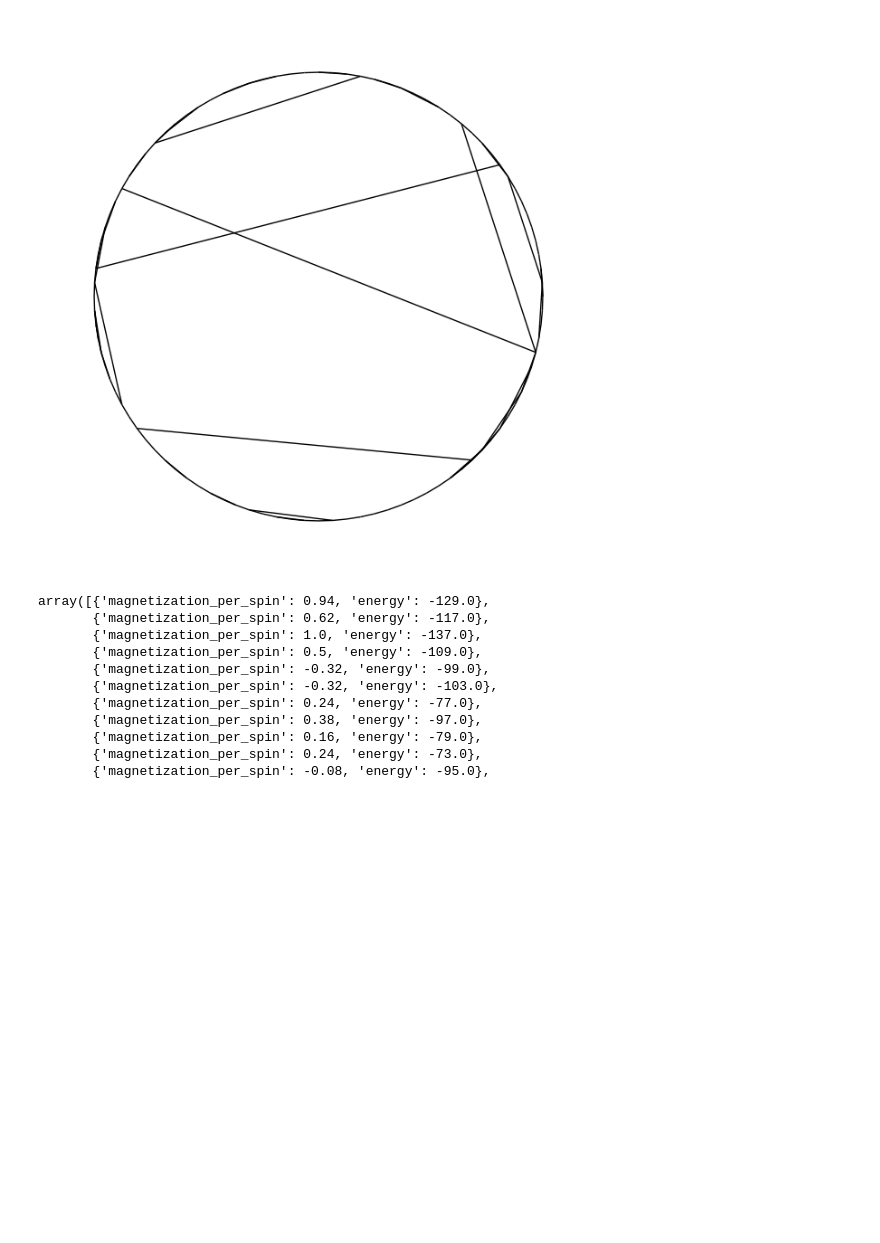
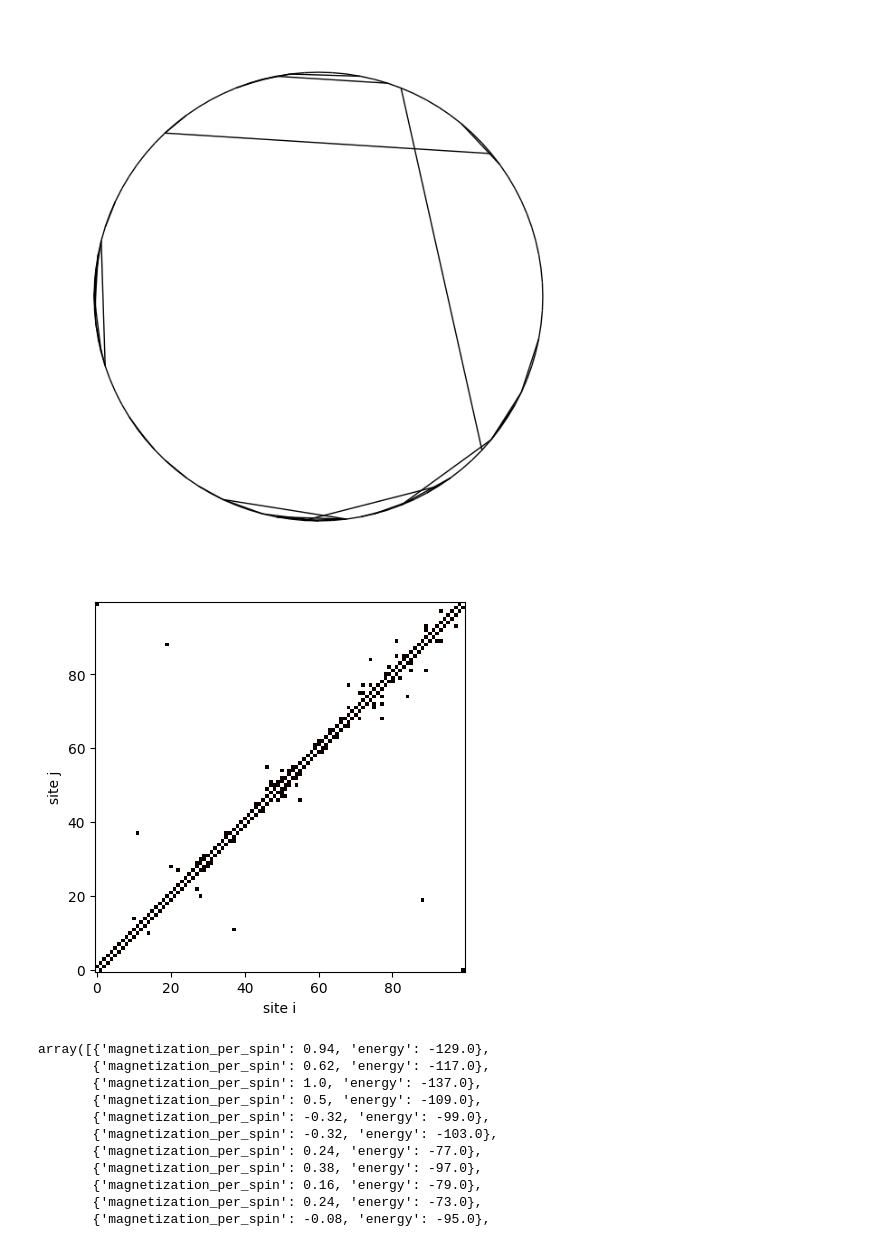
Before and after one commit to MatteoFalcioni/complex_networks, a Jupyter notebook: sample.ipynb, the cells around one changed output. Drawn from its saved outputs; the diff is of its cells as text; code cells hidden in the pictures; blank space fills up the shorter version.

```diff
--- a/sample.ipynb
+++ b/sample.ipynb
@@ -5,8 +5,10 @@ import numpy as np
 # %%
 g = EuclidianNetwork(100,2)
 g.show()
+g.show_adjacency_matrix()
 # %% [output]
-[figure, old version]
+[figure, new version]
+[figure, added]
 # %%
 model = IsingModel(g.get_graph(), 1, 10000, 1)
 
```
Also changed, not shown: 4 other files.
